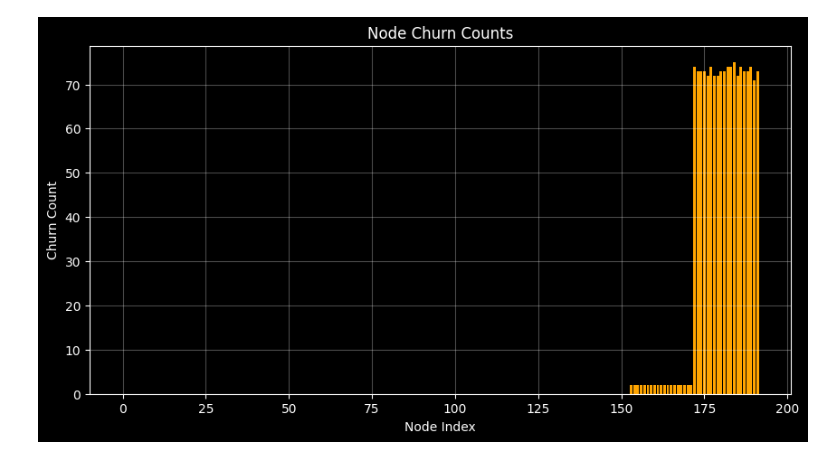
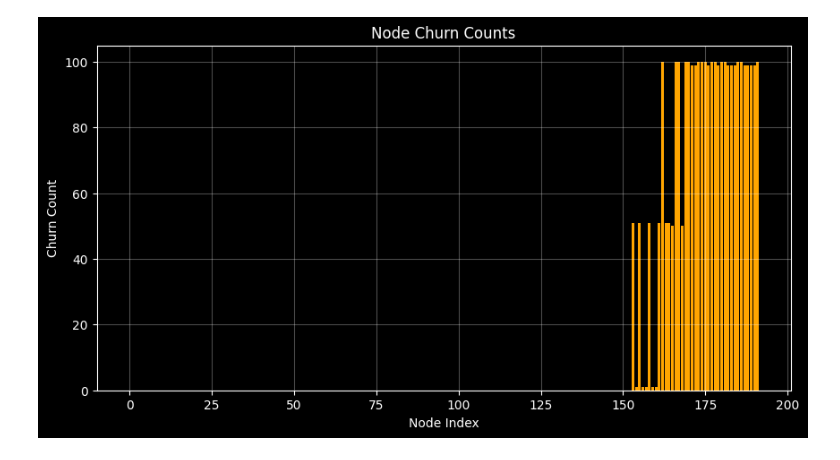
Before and after one commit to storb-tech/storb-research, a Jupyter notebook: node_rep_sim_out.ipynb, the cells around one changed output. Saved outputs shown, nothing was run; the diff lists cells and outputs as text; code cells hidden in the pictures.

```diff
--- a/node_rep_sim_out.ipynb
+++ b/node_rep_sim_out.ipynb
@@ -7,15 +7,21 @@ import matplotlib.pyplot as plt
 # by default make matplotlib use dark mode
 plt.style.use("dark_background")
 
+# set np random seed for reproducibility
+# convert string to seed
+seed = "storb"
+seed = sum(ord(c) for c in seed) % (2**32 - 1)
+np.random.seed(seed)
+
 
 class NodeReputationSimulator:
     def __init__(self):
         # Configuration from satellite/reputation/config.go
-        self.audit_lambda = 0.997
+        self.audit_lambda = 0.99
         self.audit_weight = 1.0
         self.audit_dq = 0.96
-        self.initial_alpha = 100.0
-        self.initial_beta = 0.0
+        self.initial_alpha = 500.0
+        self.initial_beta = 1000.0
 
         # Initialize reputation
         self.audit_alpha = self.initial_alpha
@@ -162,19 +168,12 @@ class NodeReliablity(Enum):
     GARBAGE = 5
 
 
-# set np random seed for reproducibility
-# convert string to seed
-seed = "storb"
-seed = sum(ord(c) for c in seed) % (2**32 - 1)
-np.random.seed(seed)
-
-
 def run_simulation_with_node_churn():
     """Run a simulation with node churn, where nodes are replaced based on their reputation scores."""
     num_nodes = 192
     epochs = 1000
-    interval = 50
-    audits_per_epoch = 20  # Number of audits per epoch
+    interval = 50  # Plot every 50 epochs
+    audits_per_epoch = 30  # Number of audits per epoch
 
     # Initialize nodes with different reliability levels
     nodes = [NodeReputationSimulator() for _ in range(num_nodes)]
@@ -216,7 +215,7 @@ def run_simulation_with_node_churn():
                 # Simulate audit results based on node reliability
                 if node.reliability == NodeReliablity.VERY_RELIABLE:
                     result_type = (
-                        "success" if np.random.random() < 0.9999 else "failure"
+                        "success" if np.random.random() < 0.999999 else "failure"
                     )
                 elif node.reliability == NodeReliablity.RELIABLE:
                     result_type = "success" if np.random.random() < 0.99 else "failure"
@@ -244,12 +243,15 @@ def run_simulation_with_node_churn():
         for node in nodes:
             node.epochs_alive += 1
 
-        # Node churn logic: every 2 epochs, replace the lowest scoring nodes with new ones
+        # Node churn logic: every epoch, replace the lowest scoring nodes with new ones
         # Only apply churn after nodes have some history
-        if epoch % 2 == 0:
-            # Only consider nodes that have history
+        if epoch % 1 == 0:
+            # Only consider nodes that have history AND are not immune to churn
+            # Nodes are immune for 10 epochs after registration
             nodes_with_history = [
-                (i, node) for i, node in enumerate(nodes) if len(node.history) > 0
+                (i, node)
+                for i, node in enumerate(nodes)
+                if len(node.history) > 0 and node.epochs_alive >= 10
             ]
             if nodes_with_history:
                 # replace the 3 lowest nodes with new nodes
@@ -263,24 +265,29 @@ def run_simulation_with_node_churn():
                         # churn_scores.append(node.history[-1]["audit_score"])
                         # churn_epochs.append(epoch)
 
-                        # # Create new node with random reliability
-                        old_reliability = node.reliability
                         nodes[index] = NodeReputationSimulator()
-                        nodes[index].reliability = old_reliability
-                        # nodes[index] = NodeReputationSimulator()
-                        # # # Assign a new random reliability level
-                        # if np.random.random() < 0.2:
-                        #     nodes[index].reliability = NodeReliablity.VERY_RELIABLE
-                        # elif np.random.random() < 0.5:
-                        #     nodes[index].reliability = NodeReliablity.RELIABLE
-                        # elif np.random.random() < 0.8:
-                        #     nodes[
-                        #         index
-                        #     ].reliability = NodeReliablity.MODERATELY_UNRELIABLE
-                        # else:
-                        #     nodes[index].reliability = NodeReliablity.GARBAGE
+                        # Assign a new random reliability level
+                        # 20% chance of being very reliable, 30% reliable, 50% moderately unreliable,
+                        # 30% degrading, 20% garbage
+
+                        if np.random.random() < 0.2:
+                            nodes[index].reliability = NodeReliablity.VERY_RELIABLE
+                        elif np.random.random() < 0.3:
+                            nodes[index].reliability = NodeReliablity.RELIABLE
+                        elif np.random.random() < 0.5:
+                            nodes[
+                                index
+                            ].reliability = NodeReliablity.MODERATELY_UNRELIABLE
+                        elif np.random.random() < 0.8:
+                            nodes[index].reliability = NodeReliablity.DEGRADING
+                        else:
+                            nodes[index].reliability = NodeReliablity.GARBAGE
 
                         nodes[index].epochs_alive = 0
+                        # # log new node
+                        # print(
+                        #     f"Node {index} replaced at epoch {epoch} with new node of reliability {nodes[index].reliability.name}"
+                        # )
 
                 churn_history.extend(churn_indices)
 
@@ -306,10 +313,8 @@ def run_simulation_with_node_churn():
                         (score - min(scores)) / (max(scores) - min(scores))
                         for score in scores
                     ]
-                    # sorted indices of the uids for color mapping
-                    sorted_indices = np.argsort(scores)
                     scores = sorted(scores)
-                    scatter = ax.scatter(
+                    ax.scatter(
                         range(len(nodes_with_history)),
                         scores,
                         c=reliability_colors,
@@ -319,7 +324,7 @@ def run_simulation_with_node_churn():
                 else:
                     # All scores are the same
                     scores = [0.0] * len(nodes_with_history)
-                    scatter = ax.scatter(
+                    ax.scatter(
                         range(len(nodes_with_history)),
                         scores,
                         c=reliability_colors,
@@ -405,3 +410,3 @@ run_simulation_with_node_churn()
-[figure, old version]
+[figure, new version]
 Simulation Summary:
 Total epochs: 1000
```
Also changed, not shown: parts of 2 cells of this notebook, 1 other file.
